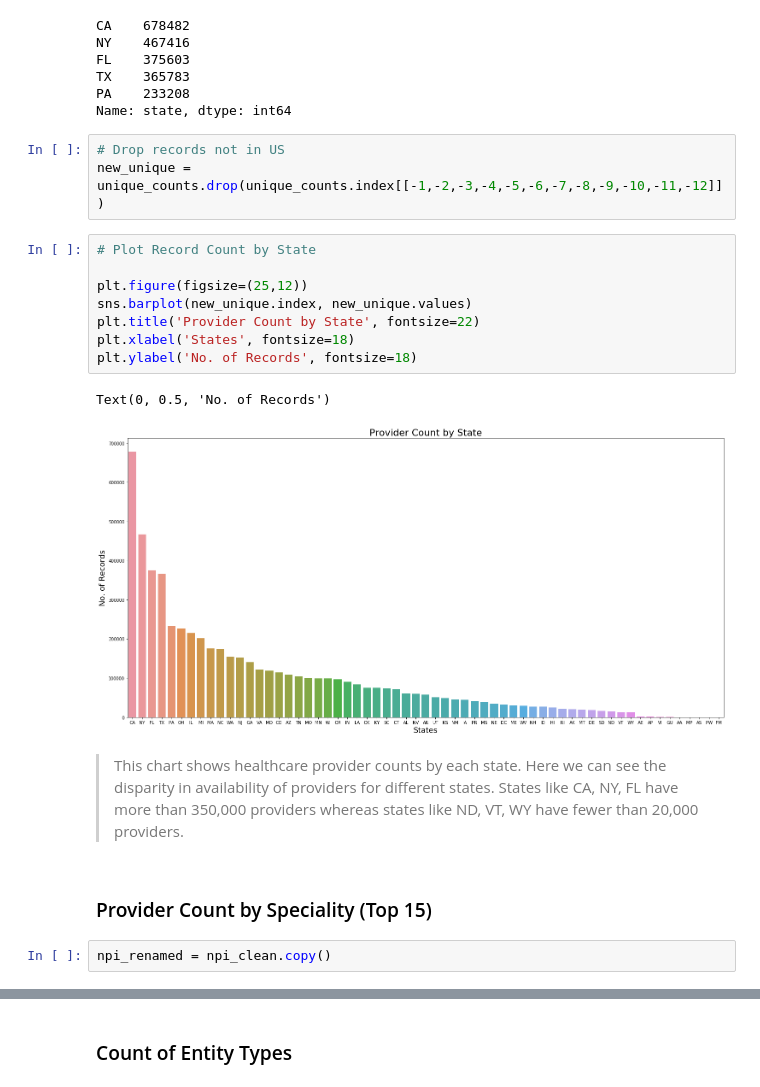
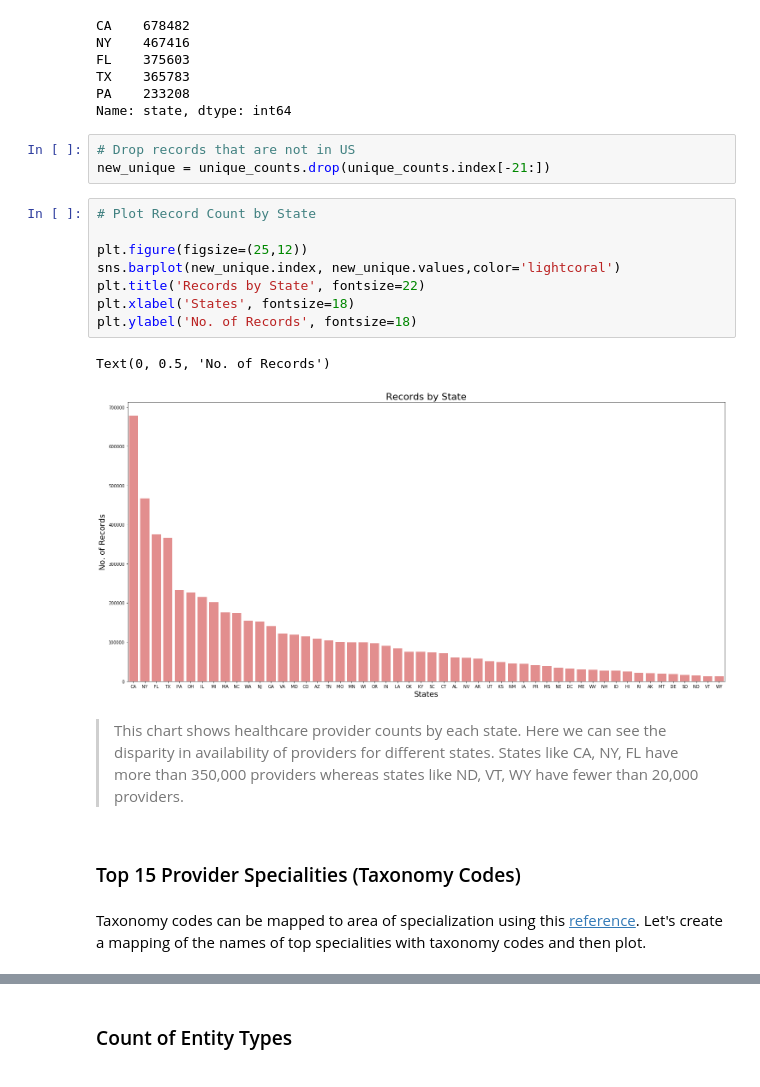
Before and after one commit to mohi9282/arcgis-python-api, a Jupyter notebook: samples/04_gis_analysts_data_scientists/provider_shortage_part1_final.ipynb, the cells around one changed output, grey strips where cells are left out. Saved outputs shown, nothing was run; the diff lists cells and outputs as text.

```diff
--- a/samples/04_gis_analysts_data_scientists/provider_shortage_part1_final.ipynb
+++ b/samples/04_gis_analysts_data_scientists/provider_shortage_part1_final.ipynb
@@ -319,23 +290,23 @@ TX    365783
 PA    233208
 Name: state, dtype: int64
 # %%
-# Drop records not in US
-new_unique = unique_counts.drop(unique_counts.index[[-1,-2,-3,-4,-5,-6,-7,-8,-9,-10,-11,-12]])
+# Drop records that are not in US
+new_unique = unique_counts.drop(unique_counts.index[-21:])
 # %%
 # Plot Record Count by State
 
 plt.figure(figsize=(25,12))
-sns.barplot(new_unique.index, new_unique.values)
-plt.title('Provider Count by State', fontsize=22)
+sns.barplot(new_unique.index, new_unique.values,color='lightcoral')
+plt.title('Records by State', fontsize=22)
 plt.xlabel('States', fontsize=18)
 plt.ylabel('No. of Records', fontsize=18)
 # %% [output]
 Text(0, 0.5, 'No. of Records')
-[figure, old version]
+[figure, new version]
 # %% [markdown]
 > This chart shows healthcare provider counts by each state. Here we can see the disparity in availability of providers for different states. States like CA, NY, FL have more than 350,000 providers whereas states like ND, VT, WY have fewer than 20,000 providers.
-# %% [markdown]
-### Provider Count by Speciality (Top 15)
-# %%
-npi_renamed = npi_clean.copy()
+# %% [markdown]
+### Top 15 Provider Specialities (Taxonomy Codes)
+# %% [markdown]
+Taxonomy codes can be mapped to area of specialization using this [reference](http://www.wpc-edi.com/reference/codelists/healthcare/health-care-provider-taxonomy-code-set/). Let's create a mapping of the names of top specialities with taxonomy codes and then plot.
 # %%
```
Also changed, not shown: parts of 27 cells of this notebook.
